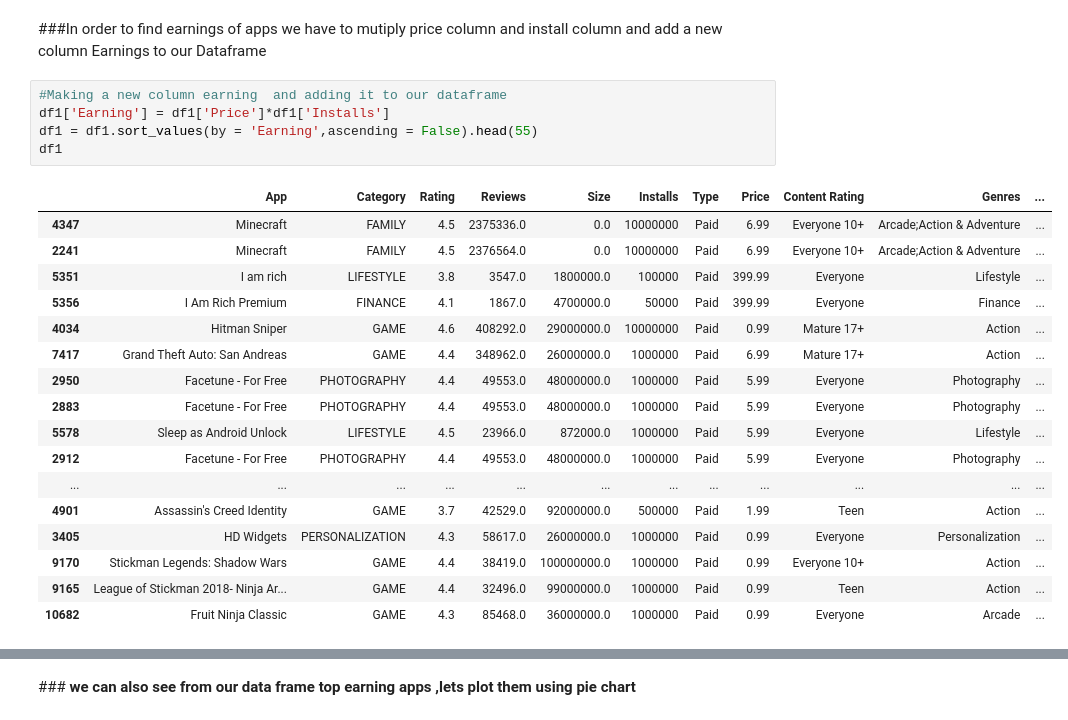
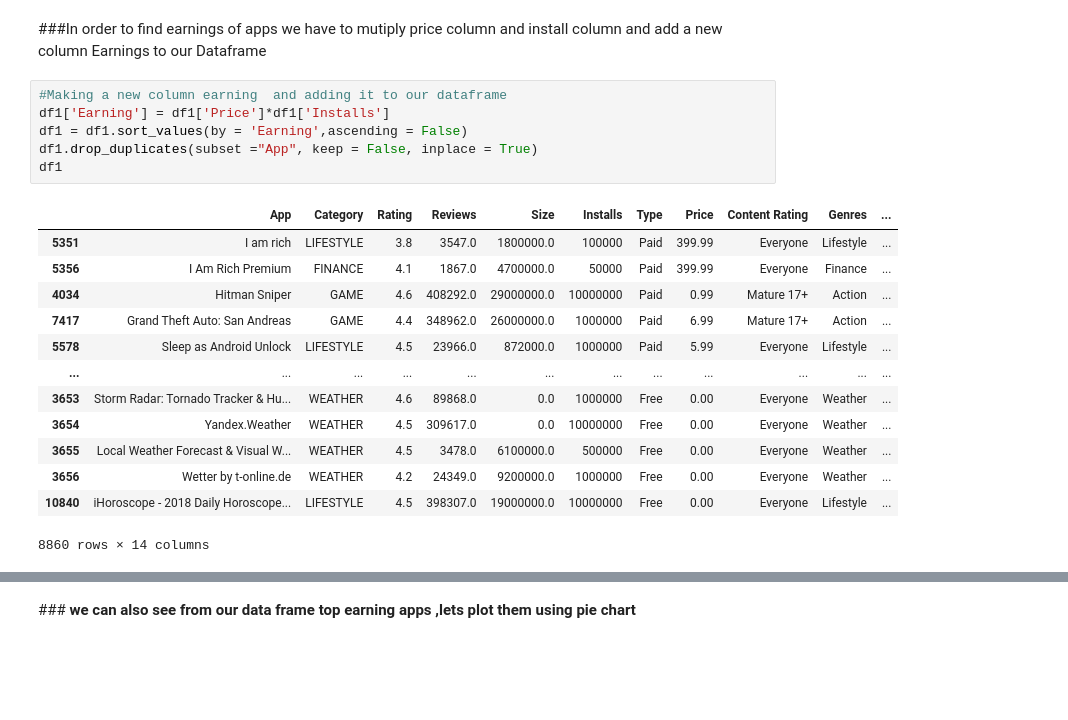
Before and after one commit to MANISH-KUMAR-CODES/Playstore-analysis-capstone-project-1, a Jupyter notebook: Play_Store_App_Review_Analysis_Capstone_Project.ipynb, the cells around one changed output, grey strips where cells are left out. Cells and saved outputs as stored; diff of their text form; blank space fills up the shorter version.

```diff
--- a/Play_Store_App_Review_Analysis_Capstone_Project.ipynb
+++ b/Play_Store_App_Review_Analysis_Capstone_Project.ipynb
@@ -782,23 +782,20 @@ Text(0.5, 1.0, 'Top 20 Genres')
 # %%
 #Making a new column earning  and adding it to our dataframe
 df1['Earning'] = df1['Price']*df1['Installs']
-df1 = df1.sort_values(by = 'Earning',ascending = False).head(55)
+df1 = df1.sort_values(by = 'Earning',ascending = False)
+df1.drop_duplicates(subset ="App", keep = False, inplace = True)
 df1
 # %% [output]
 |  | App | Category | Rating | Reviews | Size | Installs | Type | Price | Content Rating | Genres | ... |
-| 4347 | Minecraft | FAMILY | 4.5 | 2375336.0 | 0.0 | 10000000 | Paid | 6.99 | Everyone 10+ | Arcade;Action & Adventure | ... |
-| 2241 | Minecraft | FAMILY | 4.5 | 2376564.0 | 0.0 | 10000000 | Paid | 6.99 | Everyone 10+ | Arcade;Action & Adventure | ... |
 | 5351 | I am rich | LIFESTYLE | 3.8 | 3547.0 | 1800000.0 | 100000 | Paid | 399.99 | Everyone | Lifestyle | ... |
 | 5356 | I Am Rich Premium | FINANCE | 4.1 | 1867.0 | 4700000.0 | 50000 | Paid | 399.99 | Everyone | Finance | ... |
 | 4034 | Hitman Sniper | GAME | 4.6 | 408292.0 | 29000000.0 | 10000000 | Paid | 0.99 | Mature 17+ | Action | ... |
 | 7417 | Grand Theft Auto: San Andreas | GAME | 4.4 | 348962.0 | 26000000.0 | 1000000 | Paid | 6.99 | Mature 17+ | Action | ... |
-| 2950 | Facetune - For Free | PHOTOGRAPHY | 4.4 | 49553.0 | 48000000.0 | 1000000 | Paid | 5.99 | Everyone | Photography | ... |
-| 2883 | Facetune - For Free | PHOTOGRAPHY | 4.4 | 49553.0 | 48000000.0 | 1000000 | Paid | 5.99 | Everyone | Photography | ... |
 | 5578 | Sleep as Android Unlock | LIFESTYLE | 4.5 | 23966.0 | 872000.0 | 1000000 | Paid | 5.99 | Everyone | Lifestyle | ... |
-| 2912 | Facetune - For Free | PHOTOGRAPHY | 4.4 | 49553.0 | 48000000.0 | 1000000 | Paid | 5.99 | Everyone | Photography | ... |
 | ... | ... | ... | ... | ... | ... | ... | ... | ... | ... | ... | ... |
-| 4901 | Assassin's Creed Identity | GAME | 3.7 | 42529.0 | 92000000.0 | 500000 | Paid | 1.99 | Teen | Action | ... |
-| 3405 | HD Widgets | PERSONALIZATION | 4.3 | 58617.0 | 26000000.0 | 1000000 | Paid | 0.99 | Everyone | Personalization | ... |
-| 9170 | Stickman Legends: Shadow Wars | GAME | 4.4 | 38419.0 | 100000000.0 | 1000000 | Paid | 0.99 | Everyone 10+ | Action | ... |
-| 9165 | League of Stickman 2018- Ninja Ar... | GAME | 4.4 | 32496.0 | 99000000.0 | 1000000 | Paid | 0.99 | Teen | Action | ... |
-| 10682 | Fruit Ninja Classic | GAME | 4.3 | 85468.0 | 36000000.0 | 1000000 | Paid | 0.99 | Everyone | Arcade | ... |
+| 3653 | Storm Radar: Tornado Tracker & Hu... | WEATHER | 4.6 | 89868.0 | 0.0 | 1000000 | Free | 0.00 | Everyone | Weather | ... |
+| 3654 | Yandex.Weather | WEATHER | 4.5 | 309617.0 | 0.0 | 10000000 | Free | 0.00 | Everyone | Weather | ... |
+| 3655 | Local Weather Forecast & Visual W... | WEATHER | 4.5 | 3478.0 | 6100000.0 | 500000 | Free | 0.00 | Everyone | Weather | ... |
+| 3656 | Wetter by t-online.de | WEATHER | 4.2 | 24349.0 | 9200000.0 | 1000000 | Free | 0.00 | Everyone | Weather | ... |
+| 10840 | iHoroscope - 2018 Daily Horoscope... | LIFESTYLE | 4.5 | 398307.0 | 19000000.0 | 10000000 | Free | 0.00 | Everyone | Lifestyle | ... |
+8860 rows × 14 columns
```
Also changed, not shown: parts of 11 cells of this notebook.
